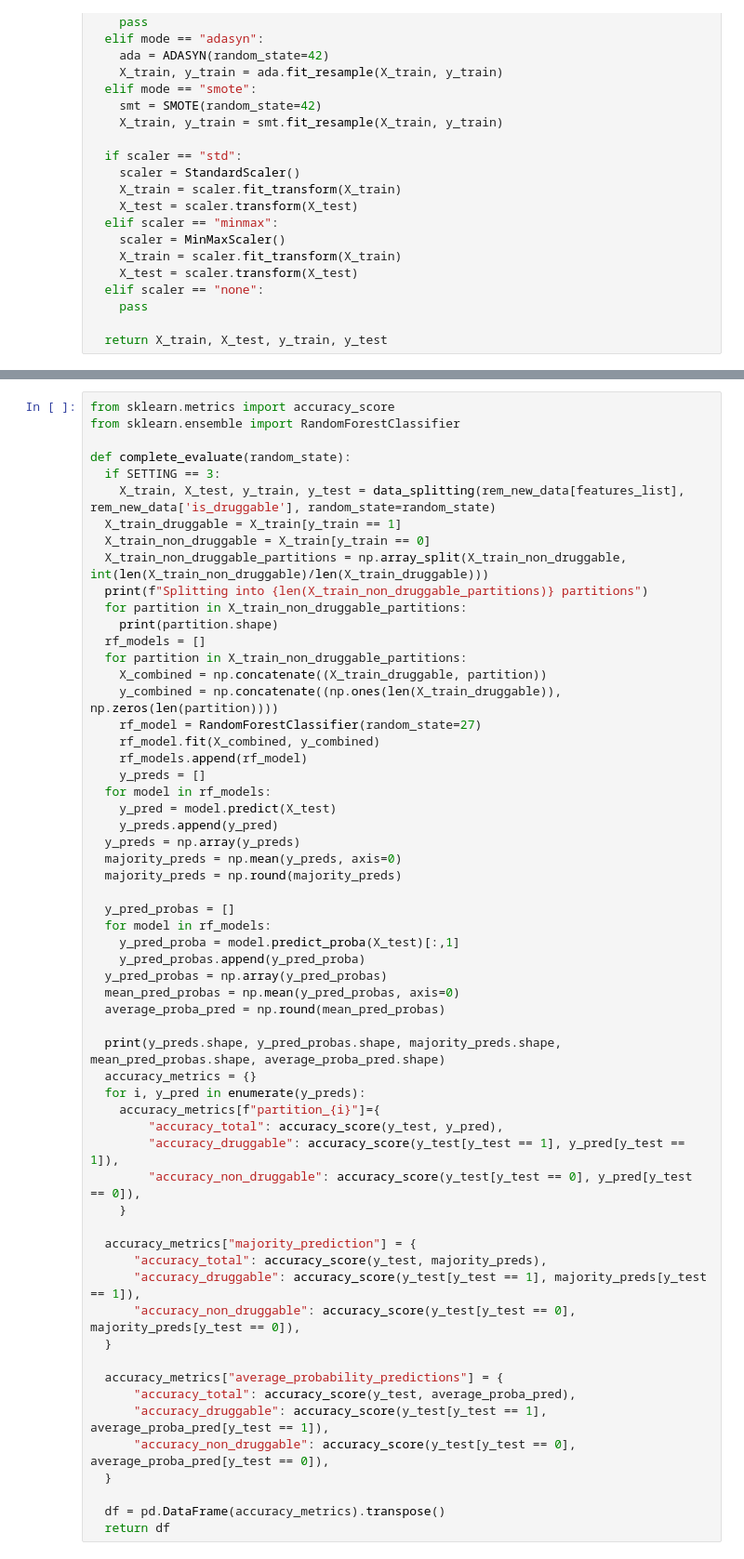
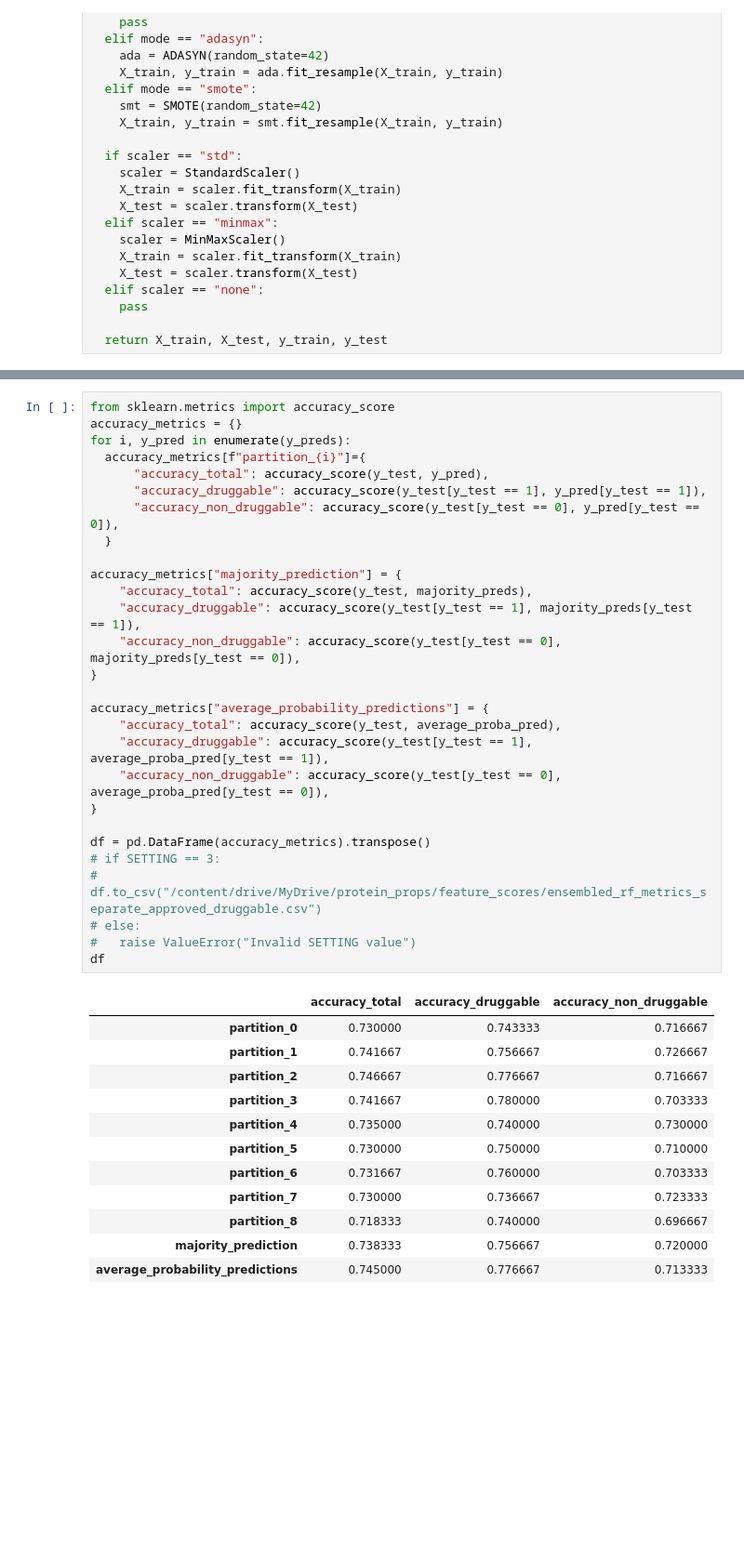
Before and after one commit to Sachi-27/DrugProtAI, a Jupyter notebook: Methods/Partition Method/rf_partition_method.ipynb, the cells around one changed output, grey strips where cells are left out. Shown at 93% size. Cells and saved outputs as stored; diff of their text form; blank space fills up the shorter version.

```diff
--- a/Methods/Partition Method/rf_partition_method.ipynb
+++ b/Methods/Partition Method/rf_partition_method.ipynb
@@ -185,59 +251,41 @@ rem_new_data.shape, np.bincount(rem_new_data['new_column'])
 # %%
 from sklearn.metrics import accuracy_score
-from sklearn.ensemble import RandomForestClassifier
-
-def complete_evaluate(random_state):
-  if SETTING == 3:
-    X_train, X_test, y_train, y_test = data_splitting(rem_new_data[features_list], rem_new_data['is_druggable'], random_state=random_state)
-  X_train_druggable = X_train[y_train == 1]
-  X_train_non_druggable = X_train[y_train == 0]
-  X_train_non_druggable_partitions = np.array_split(X_train_non_druggable, int(len(X_train_non_druggable)/len(X_train_druggable)))
-  print(f"Splitting into {len(X_train_non_druggable_partitions)} partitions")
-  for partition in X_train_non_druggable_partitions:
-    print(partition.shape)
-  rf_models = []
-  for partition in X_train_non_druggable_partitions:
-    X_combined = np.concatenate((X_train_druggable, partition))
-    y_combined = np.concatenate((np.ones(len(X_train_druggable)), np.zeros(len(partition))))
-    rf_model = RandomForestClassifier(random_state=27)
-    rf_model.fit(X_combined, y_combined)
-    rf_models.append(rf_model)
-    y_preds = []
-  for model in rf_models:
-    y_pred = model.predict(X_test)
-    y_preds.append(y_pred)
-  y_preds = np.array(y_preds)
-  majority_preds = np.mean(y_preds, axis=0)
-  majority_preds = np.round(majority_preds)
-
-  y_pred_probas = []
-  for model in rf_models:
-    y_pred_proba = model.predict_proba(X_test)[:,1]
-    y_pred_probas.append(y_pred_proba)
-  y_pred_probas = np.array(y_pred_probas)
-  mean_pred_probas = np.mean(y_pred_probas, axis=0)
-  average_proba_pred = np.round(mean_pred_probas)
-
-  print(y_preds.shape, y_pred_probas.shape, majority_preds.shape, mean_pred_probas.shape, average_proba_pred.shape)
-  accuracy_metrics = {}
-  for i, y_pred in enumerate(y_preds):
-    accuracy_metrics[f"partition_{i}"]={
-        "accuracy_total": accuracy_score(y_test, y_pred),
-        "accuracy_druggable": accuracy_score(y_test[y_test == 1], y_pred[y_test == 1]),
-        "accuracy_non_druggable": accuracy_score(y_test[y_test == 0], y_pred[y_test == 0]),
-    }
-
-  accuracy_metrics["majority_prediction"] = {
-      "accuracy_total": accuracy_score(y_test, majority_preds),
-      "accuracy_druggable": accuracy_score(y_test[y_test == 1], majority_preds[y_test == 1]),
-      "accuracy_non_druggable": accuracy_score(y_test[y_test == 0], majority_preds[y_test == 0]),
+accuracy_metrics = {}
+for i, y_pred in enumerate(y_preds):
+  accuracy_metrics[f"partition_{i}"]={
+      "accuracy_total": accuracy_score(y_test, y_pred),
+      "accuracy_druggable": accuracy_score(y_test[y_test == 1], y_pred[y_test == 1]),
+      "accuracy_non_druggable": accuracy_score(y_test[y_test == 0], y_pred[y_test == 0]),
   }
 
-  accuracy_metrics["average_probability_predictions"] = {
-      "accuracy_total": accuracy_score(y_test, average_proba_pred),
-      "accuracy_druggable": accuracy_score(y_test[y_test == 1], average_proba_pred[y_test == 1]),
-      "accuracy_non_druggable": accuracy_score(y_test[y_test == 0], average_proba_pred[y_test == 0]),
-  }
+accuracy_metrics["majority_prediction"] = {
+    "accuracy_total": accuracy_score(y_test, majority_preds),
+    "accuracy_druggable": accuracy_score(y_test[y_test == 1], majority_preds[y_test == 1]),
+    "accuracy_non_druggable": accuracy_score(y_test[y_test == 0], majority_preds[y_test == 0]),
+}
 
-  df = pd.DataFrame(accuracy_metrics).transpose()
-  return df
+accuracy_metrics["average_probability_predictions"] = {
+    "accuracy_total": accuracy_score(y_test, average_proba_pred),
+    "accuracy_druggable": accuracy_score(y_test[y_test == 1], average_proba_pred[y_test == 1]),
+    "accuracy_non_druggable": accuracy_score(y_test[y_test == 0], average_proba_pred[y_test == 0]),
+}
+
+df = pd.DataFrame(accuracy_metrics).transpose()
+# if SETTING == 3:
+#   df.to_csv("/content/drive/MyDrive/protein_props/feature_scores/ensembled_rf_metrics_separate_approved_druggable.csv")
+# else:
+#   raise ValueError("Invalid SETTING value")
+df
+# %% [output]
+|  | accuracy_total | accuracy_druggable | accuracy_non_druggable |
+| partition_0 | 0.730000 | 0.743333 | 0.716667 |
+| partition_1 | 0.741667 | 0.756667 | 0.726667 |
+| partition_2 | 0.746667 | 0.776667 | 0.716667 |
+| partition_3 | 0.741667 | 0.780000 | 0.703333 |
+| partition_4 | 0.735000 | 0.740000 | 0.730000 |
+| partition_5 | 0.730000 | 0.750000 | 0.710000 |
+| partition_6 | 0.731667 | 0.760000 | 0.703333 |
+| partition_7 | 0.730000 | 0.736667 | 0.723333 |
+| partition_8 | 0.718333 | 0.740000 | 0.696667 |
+| majority_prediction | 0.738333 | 0.756667 | 0.720000 |
+| average_probability_predictions | 0.745000 | 0.776667 | 0.713333 |
```
Also changed, not shown: parts of 20 cells of this notebook, 1 other file.
